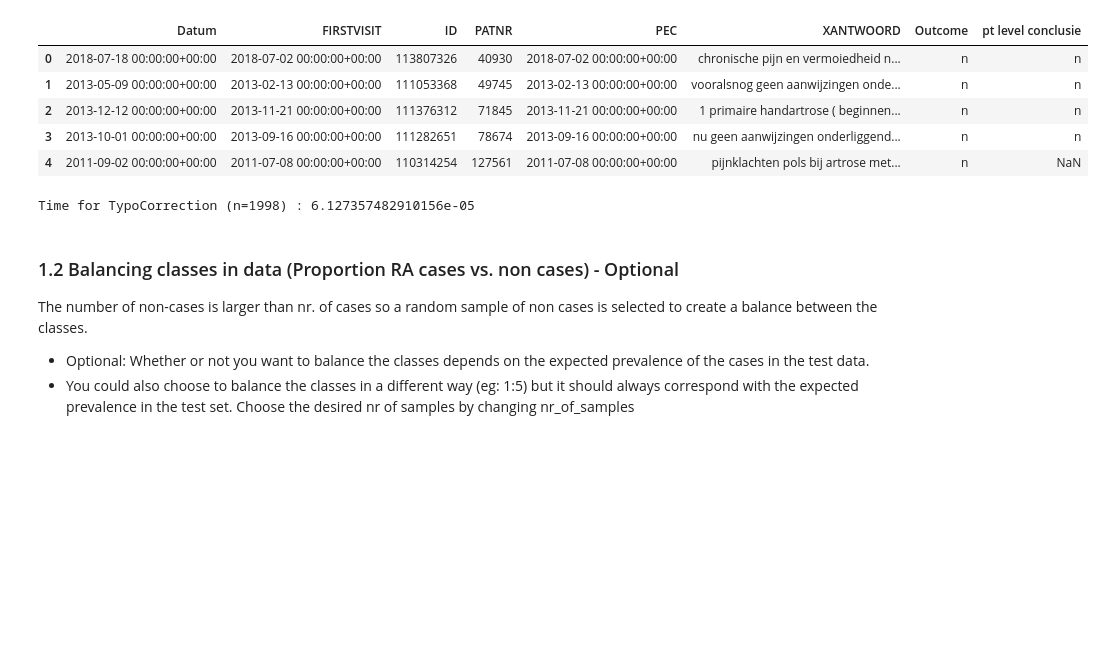
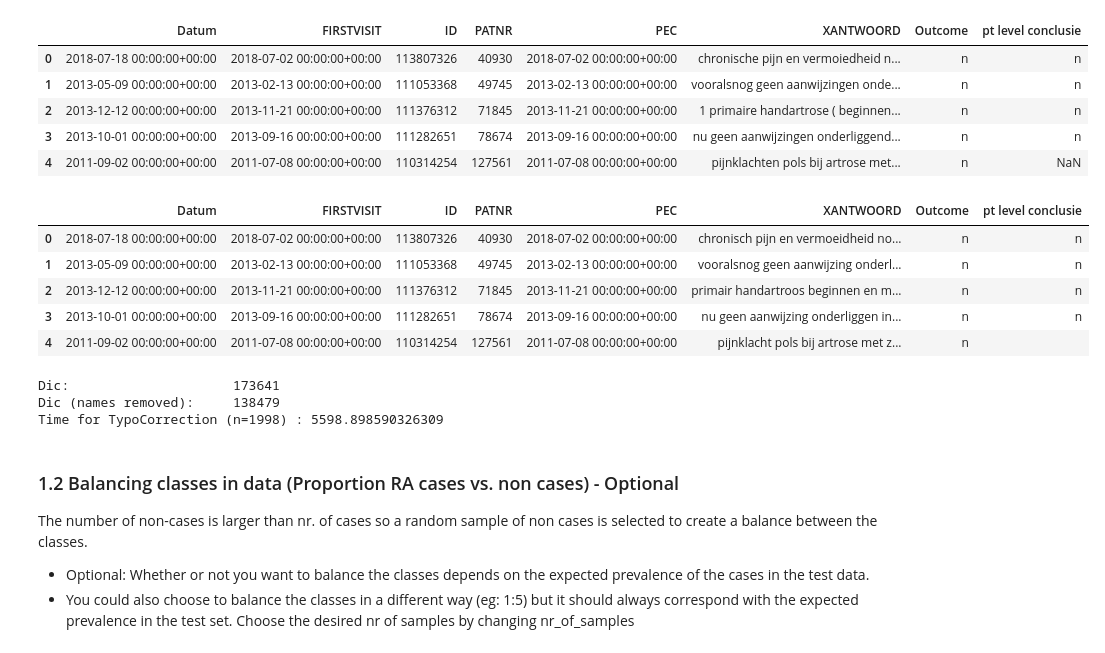
Before and after one commit to levrex/DiagnosisExtraction_ML, a Jupyter notebook: Notebook_Diagnosis_Extraction.ipynb, the cells around one changed output. Saved outputs shown, nothing was run; the diff lists cells and outputs as text; code cells hidden in the pictures; blank space fills up the shorter version.

```diff
--- a/Notebook_Diagnosis_Extraction.ipynb
+++ b/Notebook_Diagnosis_Extraction.ipynb
@@ -62,11 +62,38 @@ radiag_df.head()
 | 2 | 2013-12-12 00:00:00+00:00 | 2013-11-21 00:00:00+00:00 | 111376312 | 71845 | 2013-11-21 00:00:00+00:00 | 1 primaire handartrose ( beginnen... | n | n |
 | 3 | 2013-10-01 00:00:00+00:00 | 2013-09-16 00:00:00+00:00 | 111282651 | 78674 | 2013-09-16 00:00:00+00:00 | nu geen aanwijzingen onderliggend... | n | n |
 | 4 | 2011-09-02 00:00:00+00:00 | 2011-07-08 00:00:00+00:00 | 110314254 | 127561 | 2011-07-08 00:00:00+00:00 | pijnklachten pols bij artrose met... | n | NaN |
+# %%
+radiag_df = pd.read_csv(r'data/autocorrect_2000patientsrandom.csv', sep='|')
+radiag_df=radiag_df.fillna('')
+radiag_df.head()
+# %% [output]
+|  | Datum | FIRSTVISIT | ID | PATNR | PEC | XANTWOORD | Outcome | pt level conclusie |
+| 0 | 2018-07-18 00:00:00+00:00 | 2018-07-02 00:00:00+00:00 | 113807326 | 40930 | 2018-07-02 00:00:00+00:00 | chronisch pijn en vermoeidheid no... | n | n |
+| 1 | 2013-05-09 00:00:00+00:00 | 2013-02-13 00:00:00+00:00 | 111053368 | 49745 | 2013-02-13 00:00:00+00:00 | vooralsnog geen aanwijzing onderl... | n | n |
+| 2 | 2013-12-12 00:00:00+00:00 | 2013-11-21 00:00:00+00:00 | 111376312 | 71845 | 2013-11-21 00:00:00+00:00 | primair handartroos beginnen en m... | n | n |
+| 3 | 2013-10-01 00:00:00+00:00 | 2013-09-16 00:00:00+00:00 | 111282651 | 78674 | 2013-09-16 00:00:00+00:00 | nu geen aanwijzing onderliggen in... | n | n |
+| 4 | 2011-09-02 00:00:00+00:00 | 2011-07-08 00:00:00+00:00 | 110314254 | 127561 | 2011-07-08 00:00:00+00:00 | pijnklacht pols bij artrose met z... | n |  |
 # %%
 import time
 
+def readDictionary(location):
+    return list(pd.read_csv(location, sep='/').index)
+
+# create dictionary
+l_custom= list(pd.read_csv('corpus/Custom.dic', sep=';'))
+l_dutch= readDictionary('corpus/Dutch.dic')
+
+l_dutch.extend(l_custom)
+l_new = [bc.removeAccent(bc.processArtefactsXML(i)) for i in l_dutch]
+print('Dic:\t\t\t', str(len(l_new)))
+l_new = [i for i in l_new if i.lower() == i]
+l_new = [i for i in l_new if len(i) > 2]
+print('Dic (names removed):\t', str(len(l_new)))
+
 radiag_df['XANTWOORD'] = radiag_df['XANTWOORD'].apply(lambda x : bc.processArtefactsXML(str(x)))
 radiag_df['XANTWOORD'] = radiag_df['XANTWOORD'].apply(lambda x : bc.simpleCleaning(x, lemma=False))
+
+# Apply on RADIAG df
 
 typocor = bc.TypoCorrection(np.array(l_new)) # provide word list
 t0 = time.time()
@@ -74,11 +101,14 @@ radiag_df['XANTWOORD'] = radiag_df['XANTWOORD'].apply(lambda x : typocor.correct
 t1 = time.time()
 print('Time for TypoCorrection (n=' + str(len(radiag_df)) + ') : ' + str(t1-t0))
 radiag_df['XANTWOORD'] = radiag_df['XANTWOORD'].apply(lambda x : bc.lemmatizingText(x))
+radiag_df=radiag_df.fillna('')
 
 # Save autocorrected dataframe
 radiag_df.to_csv(r'data/autocorrect_2000patientsrandom.csv', sep='|', index=False)
 # %% [output]
-Time for TypoCorrection (n=1998) : 6.127357482910156e-05
+Dic:                     173641
+Dic (names removed):     138479
+Time for TypoCorrection (n=1998) : 5598.898590326309
 # %% [markdown]
 ### 1.2 Balancing classes in data (Proportion RA cases vs. non cases) - Optional
 The number of non-cases is larger than nr. of cases so a random sample of non cases is selected to create a balance between the classes.
```
Also changed, not shown: parts of 7 cells of this notebook, 14 other files.
